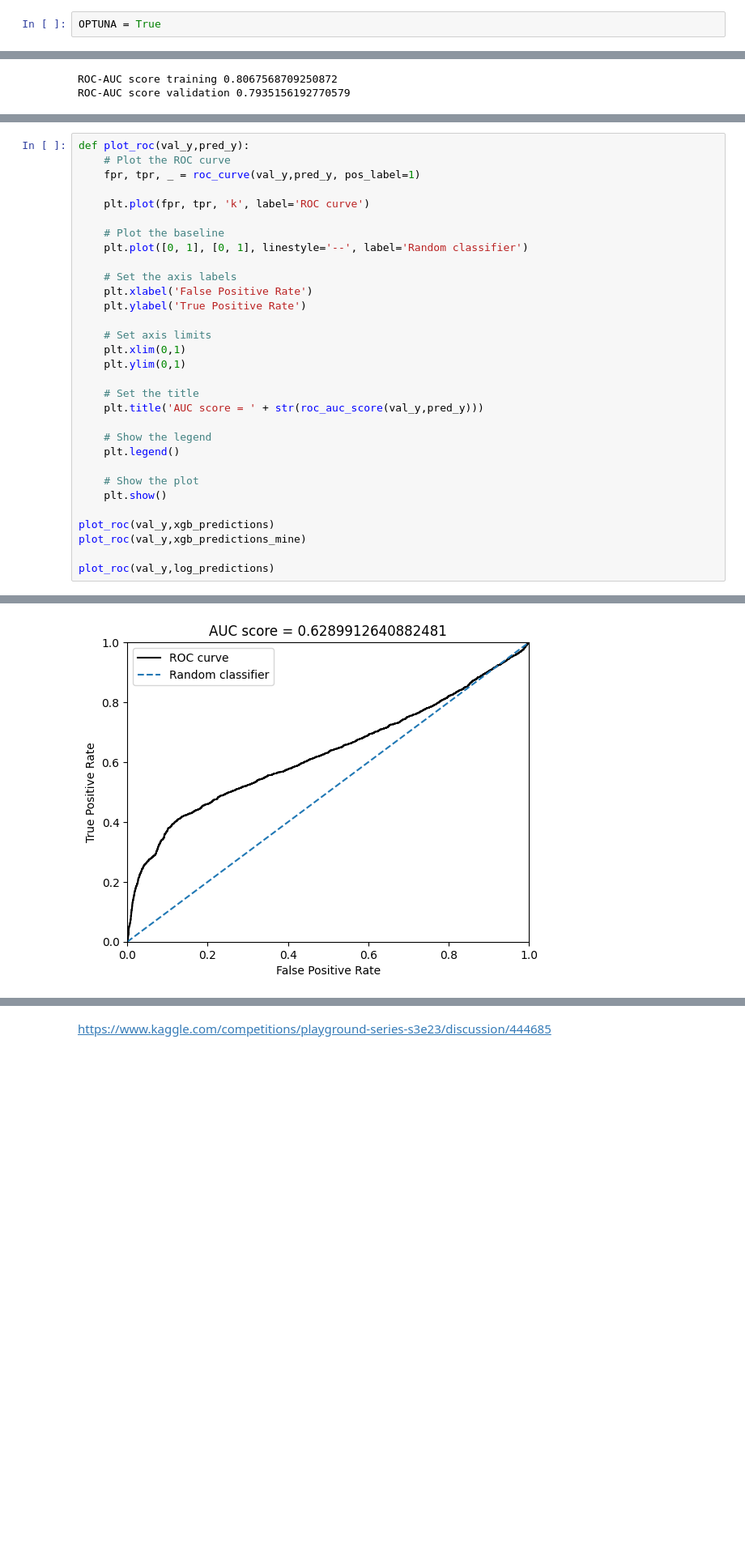
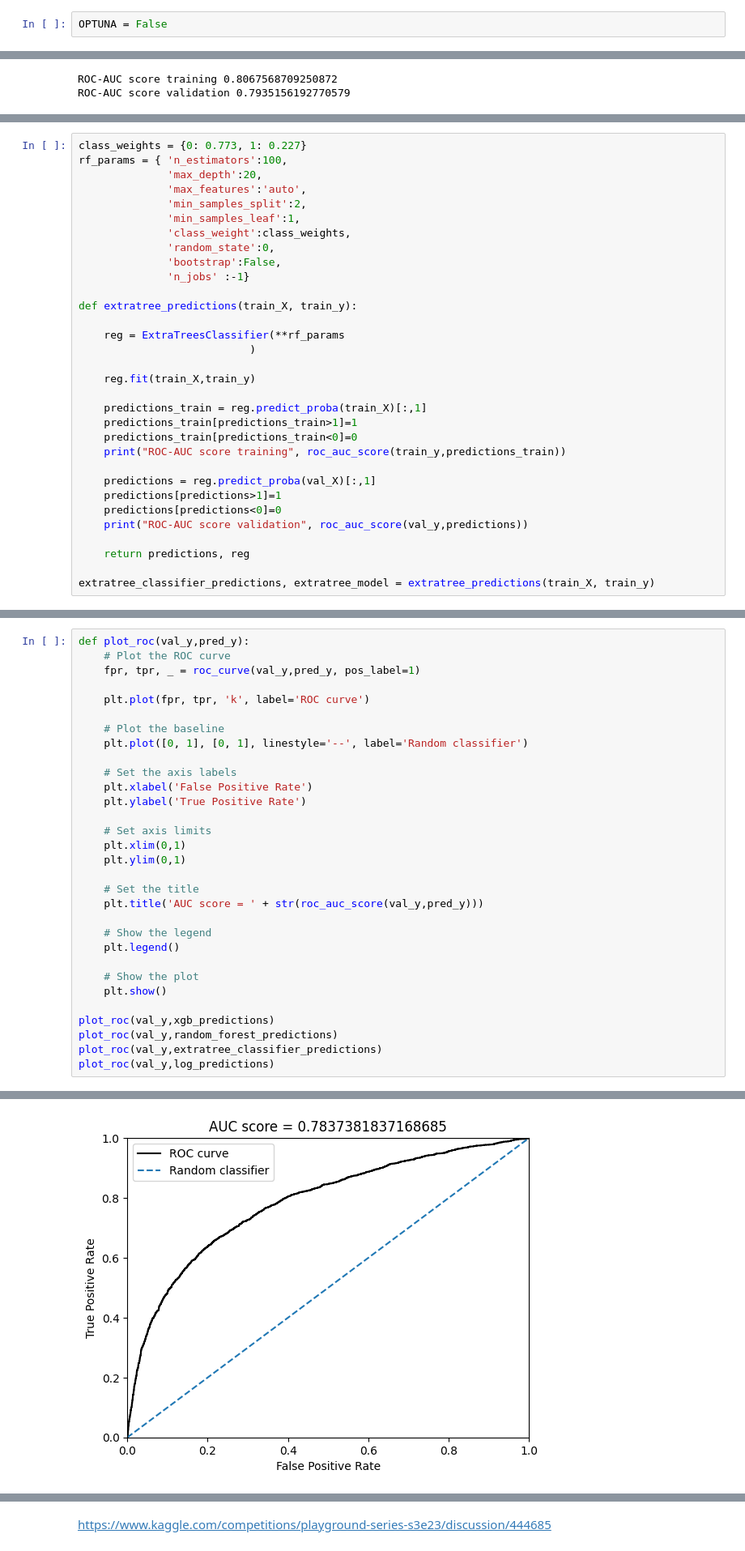
Before and after one commit to incardo/kaggle-playground, a Jupyter notebook: Binary-Classification_Software_Defects_Dataset/eda_software_defects.ipynb, the cells around one changed output, grey strips where cells are left out. Shown at 81% size. Saved outputs shown, nothing was run; the diff lists cells and outputs as text; blank space fills up the shorter version.

Commit message:
several new models added

```diff
--- a/Binary-Classification_Software_Defects_Dataset/eda_software_defects.ipynb
+++ b/Binary-Classification_Software_Defects_Dataset/eda_software_defects.ipynb
@@ -307,5 +308,5 @@ Please also refer to the documentation for alternative solver options:
 # %%
-OPTUNA = True
+OPTUNA = False
 # %%
 if OPTUNA:
     # Use optuna library for optimizing multiple hyper parameters
@@ -458,0 +482,32 @@ ROC-AUC score validation 0.7935156192770579
+# %%
+class_weights = {0: 0.773, 1: 0.227}
+rf_params = { 'n_estimators':100,
+              'max_depth':20,
+              'max_features':'auto',
+              'min_samples_split':2,
+              'min_samples_leaf':1,
+              'class_weight':class_weights,
+              'random_state':0,
+              'bootstrap':False,
+              'n_jobs' :-1}
+
+def extratree_predictions(train_X, train_y):
+
+    reg = ExtraTreesClassifier(**rf_params
+                           )
+
+    reg.fit(train_X,train_y)
+
+    predictions_train = reg.predict_proba(train_X)[:,1]
+    predictions_train[predictions_train>1]=1
+    predictions_train[predictions_train<0]=0
+    print("ROC-AUC score training", roc_auc_score(train_y,predictions_train))
+
+    predictions = reg.predict_proba(val_X)[:,1]
+    predictions[predictions>1]=1
+    predictions[predictions<0]=0
+    print("ROC-AUC score validation", roc_auc_score(val_y,predictions))
+
+    return predictions, reg
+
+extratree_classifier_predictions, extratree_model = extratree_predictions(train_X, train_y)
@@ -484,8 +546,8 @@ def plot_roc(val_y,pred_y):
     plt.show()
 
 plot_roc(val_y,xgb_predictions)
-plot_roc(val_y,xgb_predictions_mine)
-
+plot_roc(val_y,random_forest_predictions)
+plot_roc(val_y,extratree_classifier_predictions)
 plot_roc(val_y,log_predictions)
 # %% [output]
 [figure]
@@ -493 +555 @@ plot_roc(val_y,log_predictions)
-[figure, old version]
+[figure, new version]
```
Also changed, not shown: parts of 21 cells of this notebook, 3 other files.
